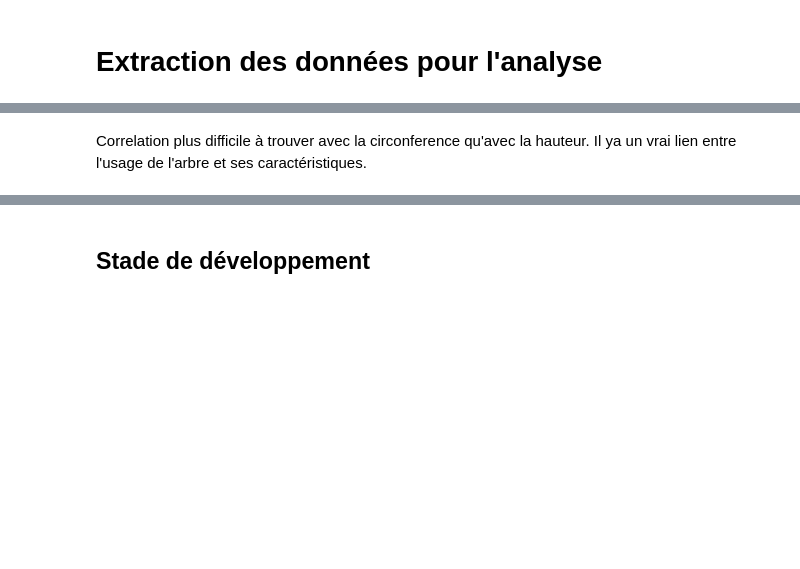
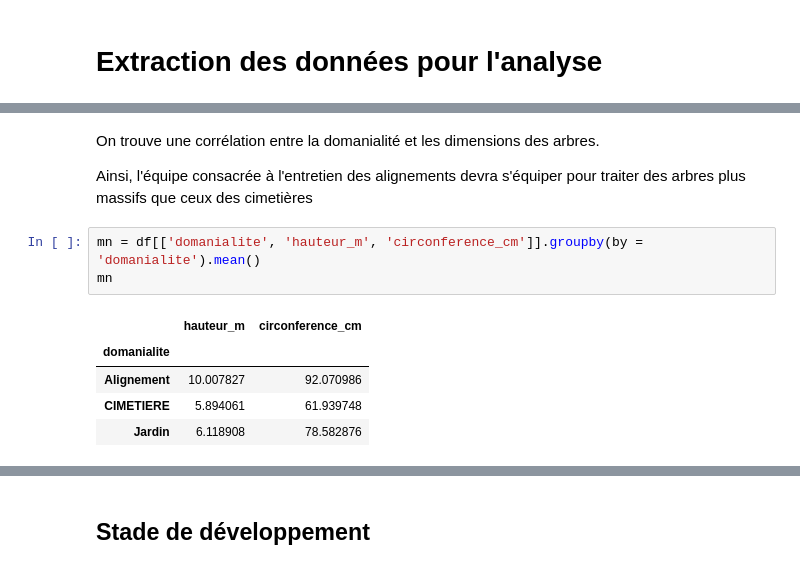
Before and after one commit to SarahJeangilles/IA2_Data4Good, a Jupyter notebook: Data Explo.ipynb, the cells around one changed output, grey strips where cells are left out. Saved outputs shown, nothing was run; the diff lists cells and outputs as text; blank space fills up the shorter version.

```diff
--- a/Data Explo.ipynb
+++ b/Data Explo.ipynb
@@ -240,3 +293,13 @@ plt.savefig('graphs/Domanialité_taille_corr.png')
 # %% [markdown]
-Correlation plus difficile à trouver avec la circonference qu'avec la hauteur.
-Il ya un vrai lien entre l'usage de l'arbre et ses caractéristiques.
+On trouve une corrélation entre la domanialité et les dimensions des arbres.
+
+Ainsi, l'équipe consacrée à l'entretien des alignements devra s'équiper pour traiter des arbres plus massifs que ceux des cimetières
+# %%
+mn = df[['domanialite', 'hauteur_m', 'circonference_cm']].groupby(by = 'domanialite').mean()
+mn
+# %% [output]
+|  | hauteur_m | circonference_cm |
+| domanialite |  |  |
+| Alignement | 10.007827 | 92.070986 |
+| CIMETIERE | 5.894061 | 61.939748 |
+| Jardin | 6.118908 | 78.582876 |
```
Also changed, not shown: parts of 45 cells of this notebook, 8 other files.
